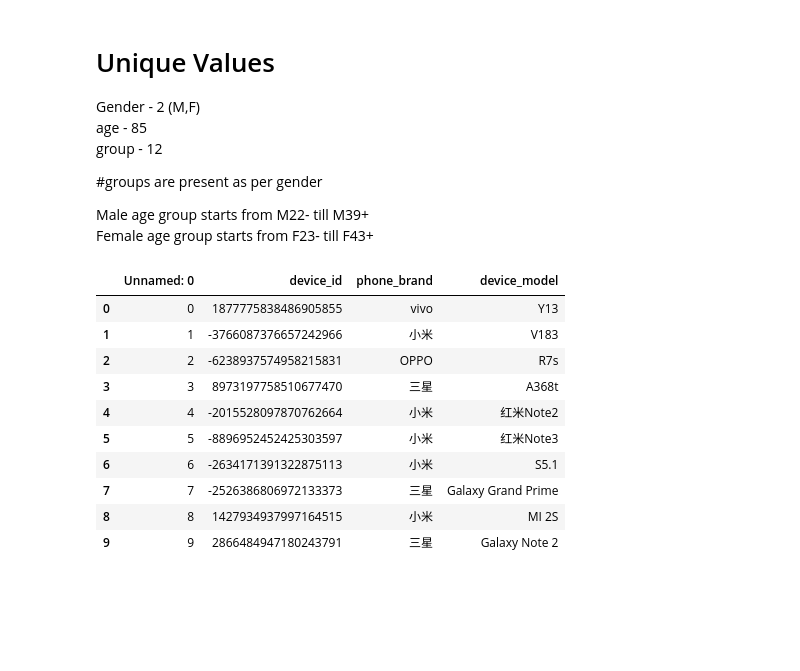
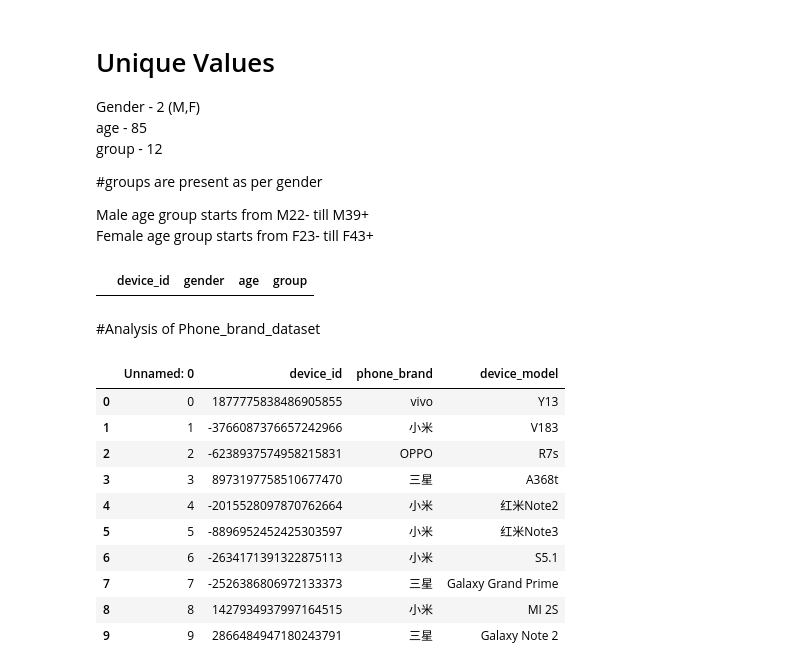
Before and after one commit to ShubhamCJagtap/Capstone_Project_1_EDA, a Jupyter notebook: Capstone_project_1_Mobile_Events_EDA_colab_notebook.ipynb, the cells around one changed output. Saved outputs shown, nothing was run; the diff lists cells and outputs as text; code cells hidden in the pictures; blank space fills up the shorter version.

```diff
--- a/Capstone_project_1_Mobile_Events_EDA_colab_notebook.ipynb
+++ b/Capstone_project_1_Mobile_Events_EDA_colab_notebook.ipynb
@@ -386,6 +429,14 @@ group - 12<br>
 
 Male age group starts from M22- till M39+<br>
 Female age group starts from F23- till F43+<br>
+# %%
+duplicated_list_df2 = df2.drop('Unnamed: 0',axis=1).duplicated()
+# %%
+df2.drop('Unnamed: 0',axis=1)[duplicated_list_df2]
+# %% [output]
+|  | device_id | gender | age | group |
+# %% [markdown]
+#Analysis of Phone_brand_dataset
 # %%
 df3 = pd.read_csv('https://raw.githubusercontent.com/ShubhamCJagtap/Capstone_Project_1_EDA/master/phone_brand_device_model.csv')
 # %%
```
Also changed, not shown: parts of 18 cells of this notebook.
